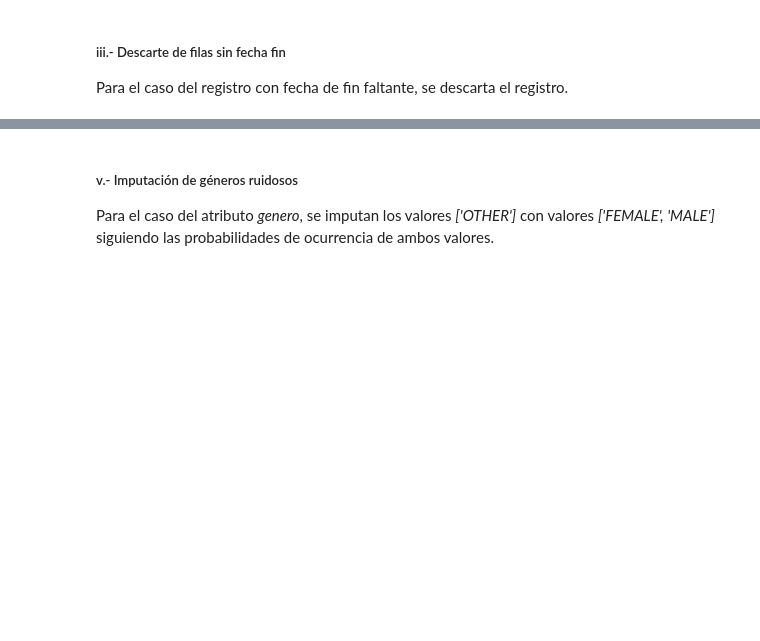
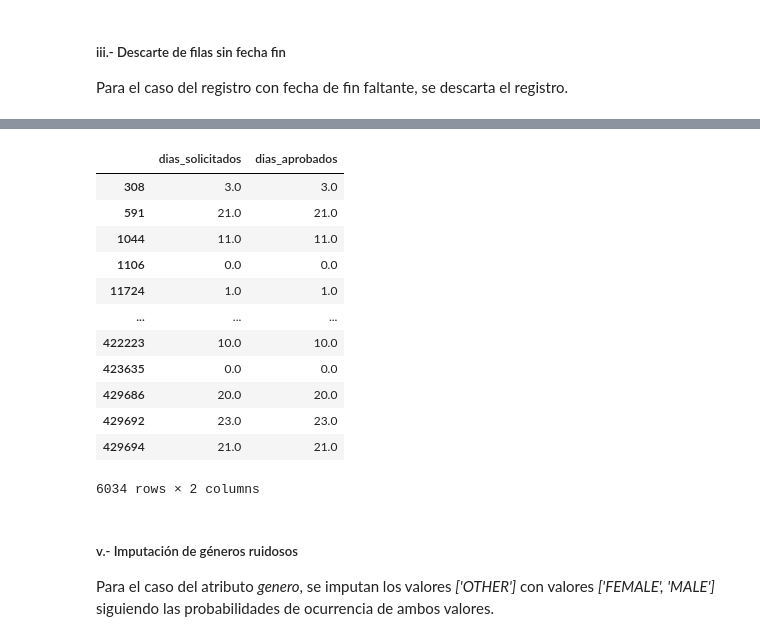
Before and after one commit to grabyc/diplodatos-mentoria, a Jupyter notebook: TP02/TP02_Consignas.ipynb, the cells around one changed output, grey strips where cells are left out. Cells and saved outputs as stored; diff of their text form; code cells hidden in the pictures; blank space fills up the shorter version.

Commit message:
TP02 - Imputacion dias solicitados faltantes

```diff
--- a/TP02/TP02_Consignas.ipynb
+++ b/TP02/TP02_Consignas.ipynb
@@ -293,2 +288,0 @@ Para el caso de los registros sin días solicitados, se descartarán dichos regi
-# %%
-relev_df = relev_df.dropna(subset='dias_solicitados')
@@ -295,3 +293,26 @@ relev_df = relev_df.dropna(subset='dias_solicitados')
+# %%
+# nos valemos del numero_licencia para identificar los registros buscados
+records_con_dias_solicitados_null=relev_df[relev_df['dias_solicitados'].isnull()]['numero_licencia']
+# %%
+# se imputan los valores de 'dias_solicitados' que estan en nulo con los valores 'dias_aprobados'
+relev_df['dias_solicitados'].mask(relev_df['dias_solicitados'].isnull(), relev_df['dias_aprobados'], inplace=True)
+
+# se comprueba que los registros detectados con dias solicitados en nulo se imputaron con los dias aprobados
+relev_df[relev_df['numero_licencia'].isin(records_con_dias_solicitados_null)][['dias_solicitados','dias_aprobados']]
+# %% [output]
+|  | dias_solicitados | dias_aprobados |
+| 308 | 3.0 | 3.0 |
+| 591 | 21.0 | 21.0 |
+| 1044 | 11.0 | 11.0 |
+| 1106 | 0.0 | 0.0 |
+| 11724 | 1.0 | 1.0 |
+| ... | ... | ... |
+| 422223 | 10.0 | 10.0 |
+| 423635 | 0.0 | 0.0 |
+| 429686 | 20.0 | 20.0 |
+| 429692 | 23.0 | 23.0 |
+| 429694 | 21.0 | 21.0 |
+6034 rows × 2 columns
 # %% [markdown]
 ##### v.- Imputación de géneros ruidosos
 
```
Also changed, not shown: parts of 3 cells of this notebook.
